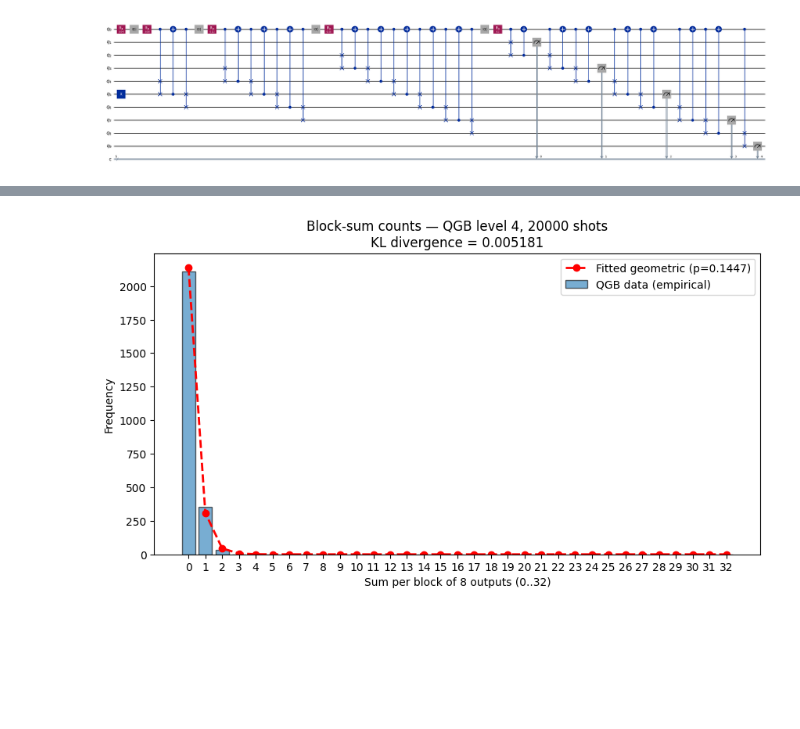
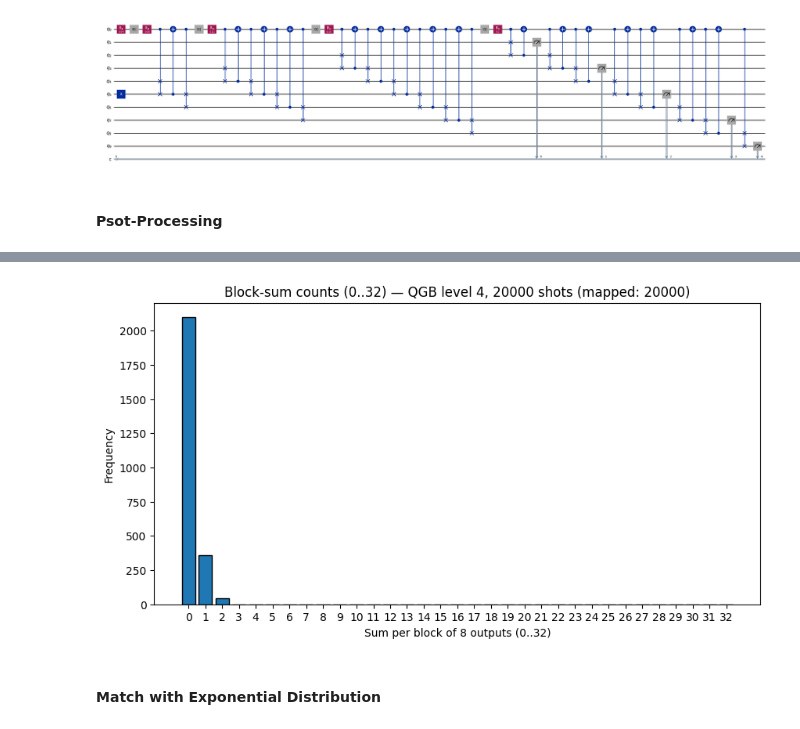
Before and after one commit to ali-tayyab/Quantum-Walks-and-Monte-Carlo, a Jupyter notebook: Deliverable_03.ipynb, the cells around one changed output, grey strips where cells are left out. Cells and saved outputs as stored; diff of their text form; code cells hidden in the pictures; blank space fills up the shorter version.

```diff
--- a/Deliverable_03.ipynb
+++ b/Deliverable_03.ipynb
@@ -52,3 +2,0 @@ def create_biased_qgb_circuit(levels, theta= np.pi / 9):
-# %%
-quantum_circ = create_biased_qgb_circuit(4)
-quantum_circ.draw('mpl', fold = -1)
@@ -261,0 +62,6 @@ KL divergence between empirical and theoretical = 2.116874 bits (log base e)
+# %%
+# Usage example:
+levels = 4
+angle = 2 * np.pi / 3
+quantum_circ = create_biased_qgb_circuit(levels, angle)
+quantum_circ.draw('mpl', fold = -1)
@@ -325,6 +302,8 @@ quantum_circ = create_biased_qgb_circuit(levels=4, thetas=angles)
 quantum_circ.draw('mpl', fold = -1)
 # %% [output]
 [figure]
+# %% [markdown]
+#### **Psot-Processing**
 # %%
 # from scipy.stats import entropy
 backend = AerSimulator()
@@ -451,71 +430,26 @@ blocks = trimmed.reshape(n_blocks, 8)
 block_sums = blocks.sum(axis=1)
 
 print(f"\nNumber of full blocks of 8: {n_blocks}")
-print("Printing every block (index: [values] -> sum):\n")
-for i, block in enumerate(blocks, start=1):
-    print(f"Block {i:5d}: {block.tolist()}  -> sum = {int(block_sums[i-1])}")
-
-# --- frequency of sums 0..32 and plot ---
+# print("Printing every block (index: [values] -> sum):\n")
+# for i, block in enumerate(blocks, start=1):
+#     print(f"Block {i:5d}: {block.tolist()}  -> sum = {int(block_sums[i-1])}")
 
 # --- frequency of sums 0..32 and plot ---
 sum_counts = Counter(block_sums)
-freqs = np.array([sum_counts.get(s, 0) for s in range(33)], dtype=float)
+freqs = [sum_counts.get(s, 0) for s in range(33)]
 
-k_vals = np.arange(33)
-N_blocks = freqs.sum()
+print("\nBlock-sum frequencies (0..32):")
+for s, f in enumerate(freqs):
+    print(f" sum {s:2d}: {f}")
 
-# MLE fit for p in geometric distribution P(k) = (1-p)p^k
-mean_k = np.average(k_vals, weights=freqs)
-p_hat = mean_k / (1 + mean_k)
-
-# Theoretical geometric distribution with fitted p_hat
-theoretical_probs = (1 - p_hat) * (p_hat ** k_vals)
-theoretical_counts = theoretical_probs * N_blocks
-
-# --- KL divergence ---
-empirical_probs = freqs / N_blocks
-eps = 1e-12
-empirical_probs = np.clip(empirical_probs, eps, 1)
-theoretical_probs = np.clip(theoretical_probs, eps, 1)
-kl_divergence = entropy(empirical_probs, theoretical_probs)
-
-print(f"\nFitted p = {p_hat:.6f}")
-print(f"KL divergence between empirical and fitted theoretical = {kl_divergence:.6f} nats")
-
-# --- Plot ---
+# plot histogram (33 bins: 0..32)
 plt.figure(figsize=(10,5))
-plt.bar(k_vals, freqs, edgecolor='black', alpha=0.6, label='QGB data (empirical)')
-plt.plot(k_vals, theoretical_counts, 'r--', lw=2, marker='o',
-         label=f'Fitted geometric (p={p_hat:.4f})')
-
+plt.bar(range(33), freqs, edgecolor='black')
 plt.xlabel("Sum per block of 8 outputs (0..32)")
 plt.ylabel("Frequency")
-plt.title(f"Block-sum counts — QGB level 4, {len(shot_bitstrings)} shots\nKL divergence = {kl_divergence:.6f}")
+plt.title(f"Block-sum counts (0..32) — QGB level 4, {len(shot_bitstrings)} shots (mapped: {N_mapped})")
 plt.xticks(range(0,33,1))
-plt.legend()
 plt.show()
-
-
-
-
-
-
-
-# sum_counts = Counter(block_sums)
-# freqs = [sum_counts.get(s, 0) for s in range(33)]
-
-# print("\nBlock-sum frequencies (0..32):")
-# for s, f in enumerate(freqs):
-#     print(f" sum {s:2d}: {f}")
-
-# # plot histogram (33 bins: 0..32)
-# plt.figure(figsize=(10,5))
-# plt.bar(range(33), freqs, edgecolor='black')
-# plt.xlabel("Sum per block of 8 outputs (0..32)")
-# plt.ylabel("Frequency")
-# plt.title(f"Block-sum counts (0..32) — QGB level 4, {len(shot_bitstrings)} shots (mapped: {N_mapped})")
-# plt.xticks(range(0,33,1))
-# plt.show()
 # %% [output]
 Detected bitstring orientation: reversed. We'll reverse each bitstring before mapping.
 Total shots: 20000, Mapped shots: 20000, Unknown patterns: 0
@@ -537 +471,3 @@ KL divergence between empirical and fitted theoretical = 0.005181 nats
-[figure, old version]
+[figure, new version]
+# %% [markdown]
+#### **Match with Exponential Distribution**
```
Also changed, not shown: parts of 11 cells of this notebook.
